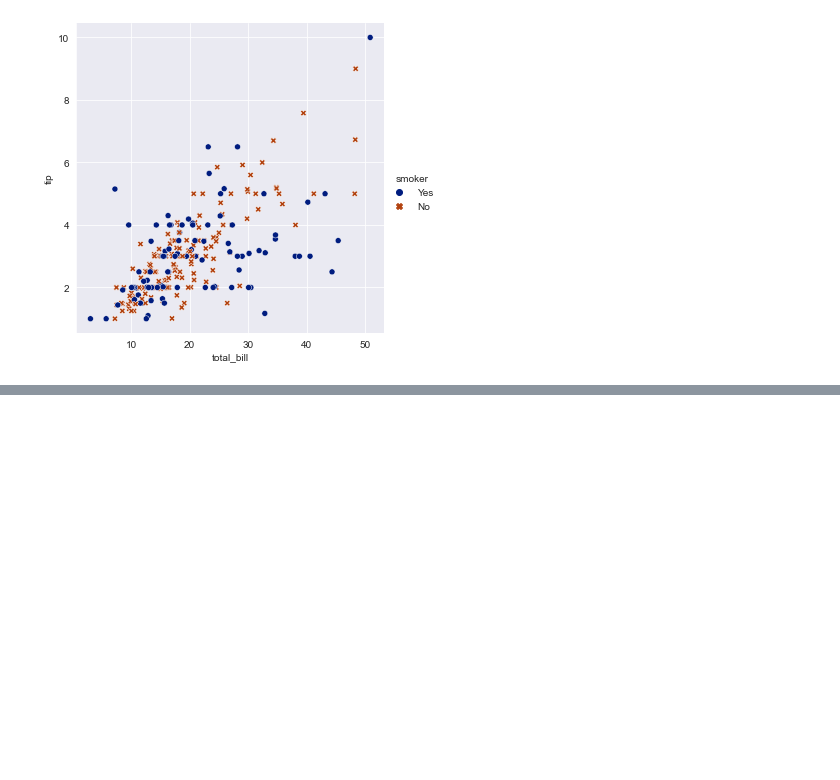
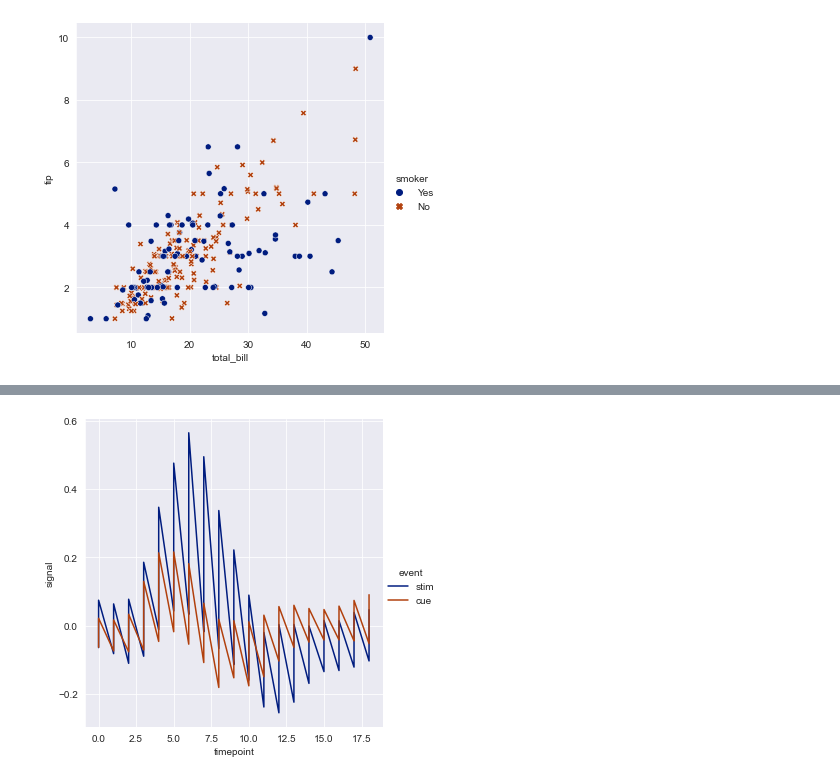
Before and after one commit to htuteja04/practice, a Jupyter notebook: Seaborn/Seaborn-practice.ipynb, the cells around one changed output, grey strips where cells are left out. Drawn from its saved outputs; the diff is of its cells as text; code cells hidden in the pictures; blank space fills up the shorter version.

```diff
--- a/Seaborn/Seaborn-practice.ipynb
+++ b/Seaborn/Seaborn-practice.ipynb
@@ -198,0 +168,4 @@ dots.to_csv('dots.csv')
+# %%
+sns.relplot(data=f, y="signal", x="timepoint", estimator=None,units="event", hue="event",ci=None, kind="line");
+# %% [output]
+[figure, added]
```
Also changed, not shown: parts of 30 cells of this notebook.
